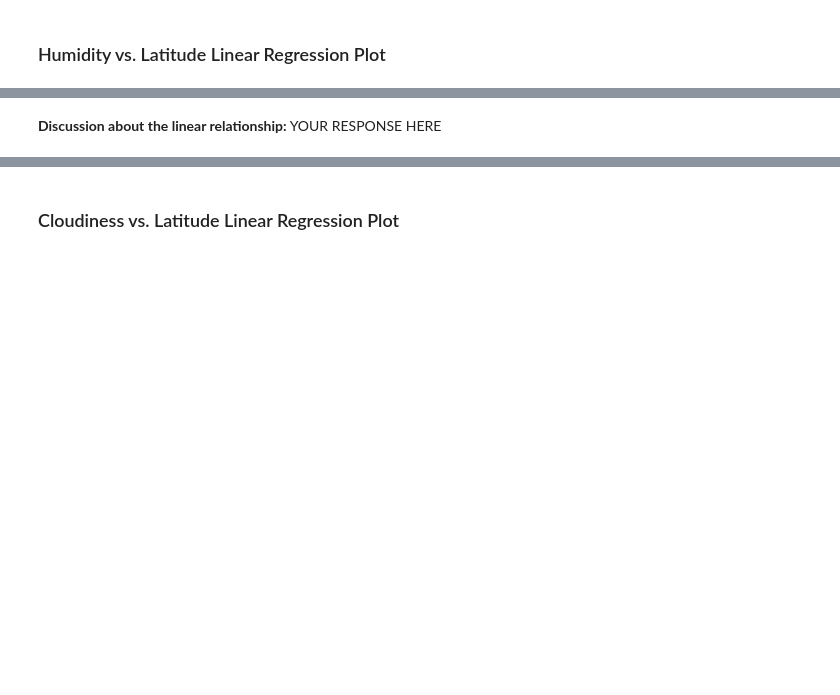
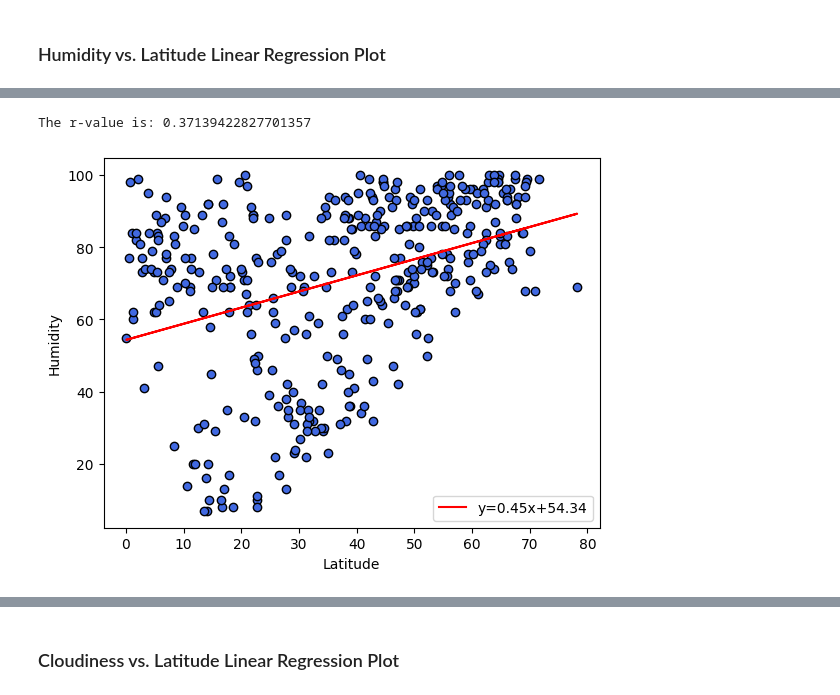
Before and after one commit to Tylerwilliams3644/python-api-challenge, a Jupyter notebook: WeatherPy/Starter_Code/starter_code/WeatherPy.ipynb, the cells around one changed output, grey strips where cells are left out. Drawn from its saved outputs; the diff is of its cells as text; code cells hidden in the pictures; blank space fills up the shorter version.

```diff
--- a/WeatherPy/Starter_Code/starter_code/WeatherPy.ipynb
+++ b/WeatherPy/Starter_Code/starter_code/WeatherPy.ipynb
@@ -348,2 +379,8 @@ The r-value is: 0.0002808747046324607
-# %% [markdown]
-**Discussion about the linear relationship:** YOUR RESPONSE HERE
+# %%
+# Northern Hemisphere
+north_lat = northern_hemi_df["Lat"]
+north_humidity = northern_hemi_df["Humidity"]
+humidity_scatter(north_lat, north_humidity)
+# %% [output]
+The r-value is: 0.37139422827701357
+[figure, added]
```
Also changed, not shown: parts of 26 cells of this notebook.
